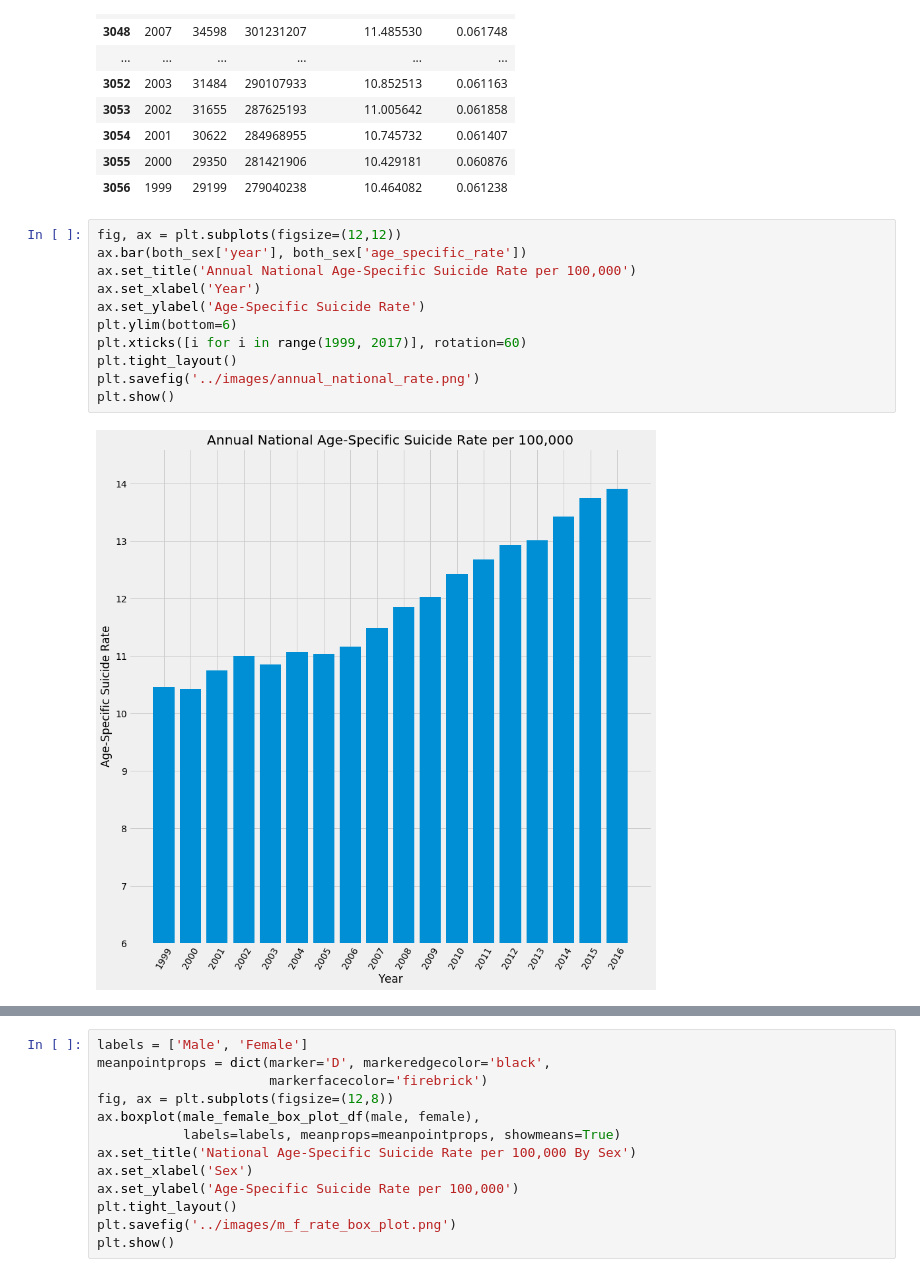
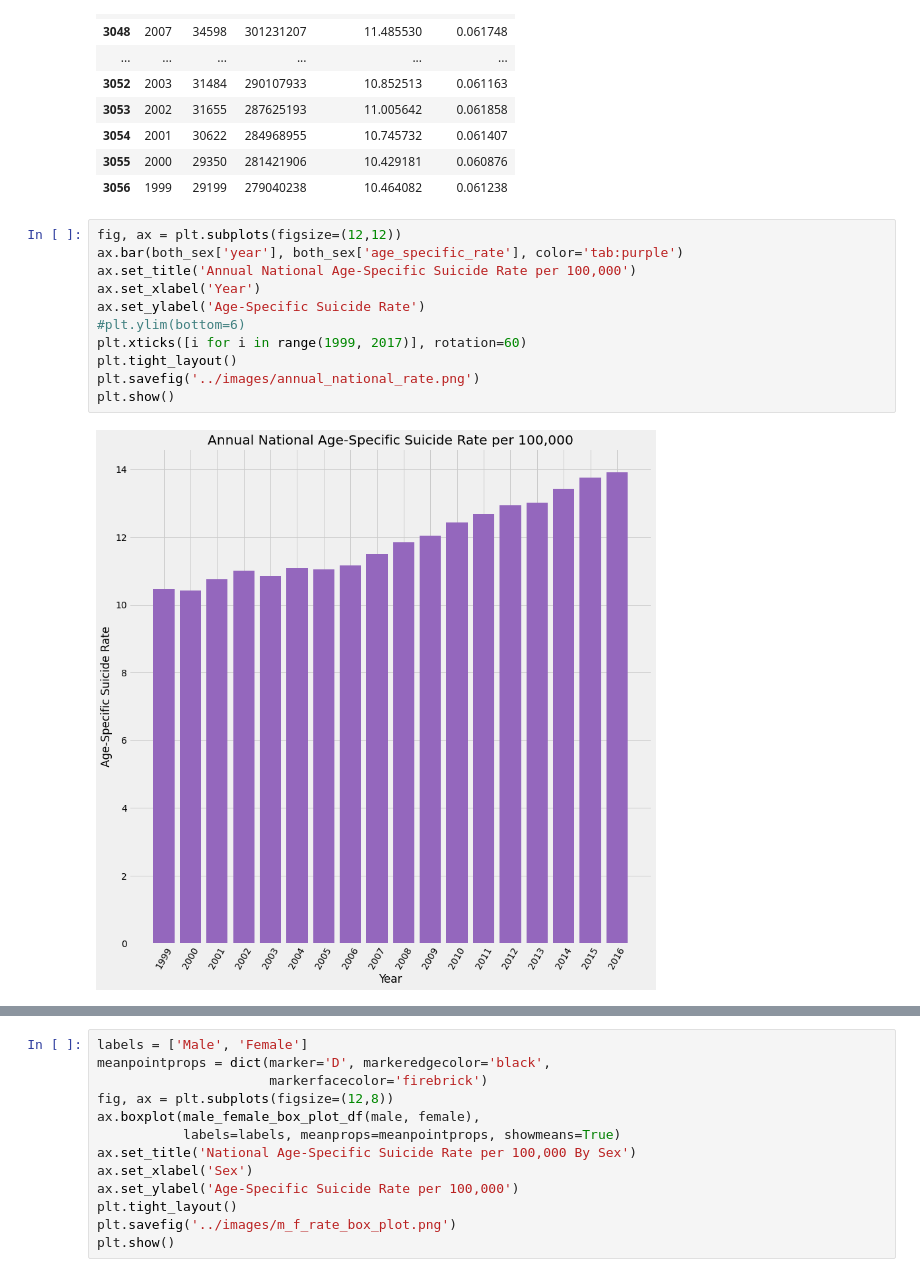
Before and after one commit to A-Hanson/suicide_rate_trends_in_the_us, a Jupyter notebook: notebooks/initial_data_visualization.ipynb, the cells around one changed output, grey strips where cells are left out. Saved outputs shown, nothing was run; the diff lists cells and outputs as text.

Commit message:
add text to html files, modify colors on images

```diff
--- a/notebooks/initial_data_visualization.ipynb
+++ b/notebooks/initial_data_visualization.ipynb
@@ -66,16 +66,16 @@ See the caveats in the documentation: https://pandas.pydata.org/pandas-docs/stab
 | 3056 | 1999 | 29199 | 279040238 | 10.464082 | 0.061238 |
 # %%
 fig, ax = plt.subplots(figsize=(12,12))
-ax.bar(both_sex['year'], both_sex['age_specific_rate'])
+ax.bar(both_sex['year'], both_sex['age_specific_rate'], color='tab:purple')
 ax.set_title('Annual National Age-Specific Suicide Rate per 100,000')
 ax.set_xlabel('Year')
 ax.set_ylabel('Age-Specific Suicide Rate')
-plt.ylim(bottom=6)
+#plt.ylim(bottom=6)
 plt.xticks([i for i in range(1999, 2017)], rotation=60)
 plt.tight_layout()
 plt.savefig('../images/annual_national_rate.png')
 plt.show()
 # %% [output]
-[figure, old version]
+[figure, new version]
 # %%
 fig, ax = plt.subplots(figsize=(12,12))
```
Also changed, not shown: parts of 2 cells of this notebook, 12 other files.
